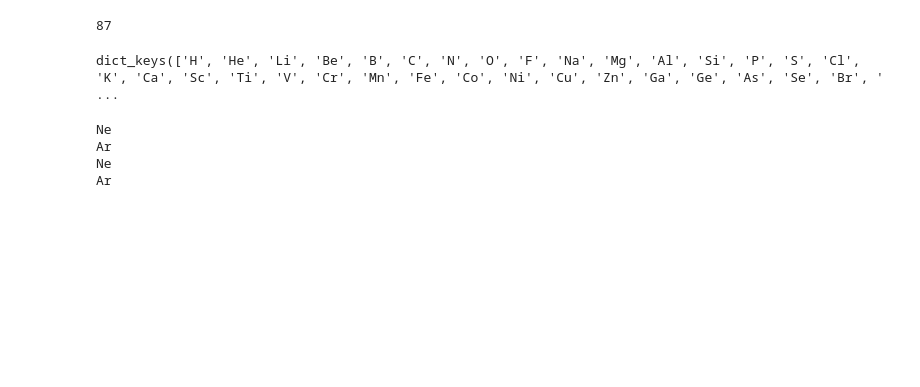
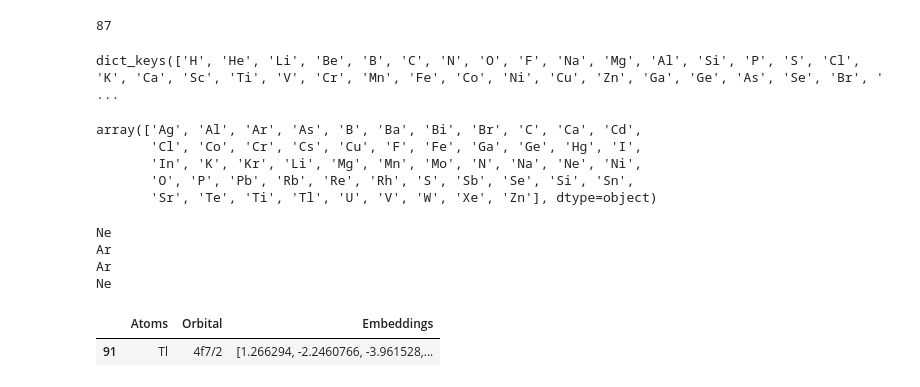
Before and after one commit to suyashk12/GNN_binding_energies, a Jupyter notebook: embedding/Shrihan_Test_dim30.ipynb, the cells around one changed output. Saved outputs shown, nothing was run; the diff lists cells and outputs as text; code cells hidden in the pictures; blank space fills up the shorter version.

Commit message:
fixed dim30 embedding, a Tl was changed to Ti somehow

```diff
--- a/embedding/Shrihan_Test_dim30.ipynb
+++ b/embedding/Shrihan_Test_dim30.ipynb
@@ -7,7 +7,7 @@ import torch
 import numpy as np
 import random
 # %%
-input_data = pd.read_csv('./atomic_binding_energies.csv')
+input_data = pd.read_csv('./atomic_binding_energies_fixed.csv')
 # %%
 model_atoms = AtomVectors.load("embedding_data/atom2vec.dim30.model")
 
@@ -26,3 +26,11 @@ orbital_vectors = {orbital: generate_random_vector() for orbital in unique_orbit
 print(model_atoms.dictionary.keys())
 # %% [output]
 dict_keys(['H', 'He', 'Li', 'Be', 'B', 'C', 'N', 'O', 'F', 'Na', 'Mg', 'Al', 'Si', 'P', 'S', 'Cl', 'K', 'Ca', 'Sc', 'Ti', 'V', 'Cr', 'Mn', 'Fe', 'Co', 'Ni', 'Cu', 'Zn', 'Ga', 'Ge', 'As', 'Se', 'Br', ' ...
+# %%
+np.unique(input_data['Atom'])
+# %% [output]
+array(['Ag', 'Al', 'Ar', 'As', 'B', 'Ba', 'Bi', 'Br', 'C', 'Ca', 'Cd',
+       'Cl', 'Co', 'Cr', 'Cs', 'Cu', 'F', 'Fe', 'Ga', 'Ge', 'Hg', 'I',
+       'In', 'K', 'Kr', 'Li', 'Mg', 'Mn', 'Mo', 'N', 'Na', 'Ne', 'Ni',
+       'O', 'P', 'Pb', 'Rb', 'Re', 'Rh', 'S', 'Sb', 'Se', 'Si', 'Sn',
+       'Sr', 'Te', 'Ti', 'Tl', 'U', 'V', 'W', 'Xe', 'Zn'], dtype=object)
@@ -29,21 +39,25 @@ dict_keys(['H', 'He', 'Li', 'Be', 'B', 'C', 'N', 'O', 'F', 'Na', 'Mg', 'Al', 'Si
 # %%
 embeddings = []
 
-for i in range(len(input_data['Atoms'])):
+for i in range(len(input_data['Atom'])):
     try:
-        atom_vector = torch.tensor(model_atoms.vectors[model_atoms.dictionary[input_data['Atoms'][i]]], dtype=torch.float32)
+        atom_vector = torch.tensor(model_atoms.vectors[model_atoms.dictionary[input_data['Atom'][i]]], dtype=torch.float32)
     except:
         atom_vector = torch.tensor(np.zeros(200), dtype=torch.float32)
-        print(input_data['Atoms'][i])
+        print(input_data['Atom'][i])
     orbital_vector = torch.tensor(orbital_vectors[input_data['Orbital'][i]], dtype=torch.float32)
     final_embedding = torch.cat((atom_vector, orbital_vector))
     embeddings.append(np.array(final_embedding))
 # %% [output]
 Ne
 Ar
+Ar
 Ne
-Ar
 # %%
-embd = {'Atoms': input_data['Atoms'], 'Orbital': input_data['Orbital'], 'Embeddings': embeddings}
+embd = {'Atoms': input_data['Atom'], 'Orbital': input_data['Orbital'], 'Embeddings': embeddings}
 embd = pd.DataFrame(embd)
-embd.to_csv('final_embedding_dim30.csv', index=False, header = True)
+# %%
+embd[embd["Atoms"] == "Tl"]
+# %% [output]
+|  | Atoms | Orbital | Embeddings |
+| 91 | Tl | 4f7/2 | [1.266294, -2.2460766, -3.961528,... |
```
Also changed, not shown: parts of 2 cells of this notebook, 5 other files.
